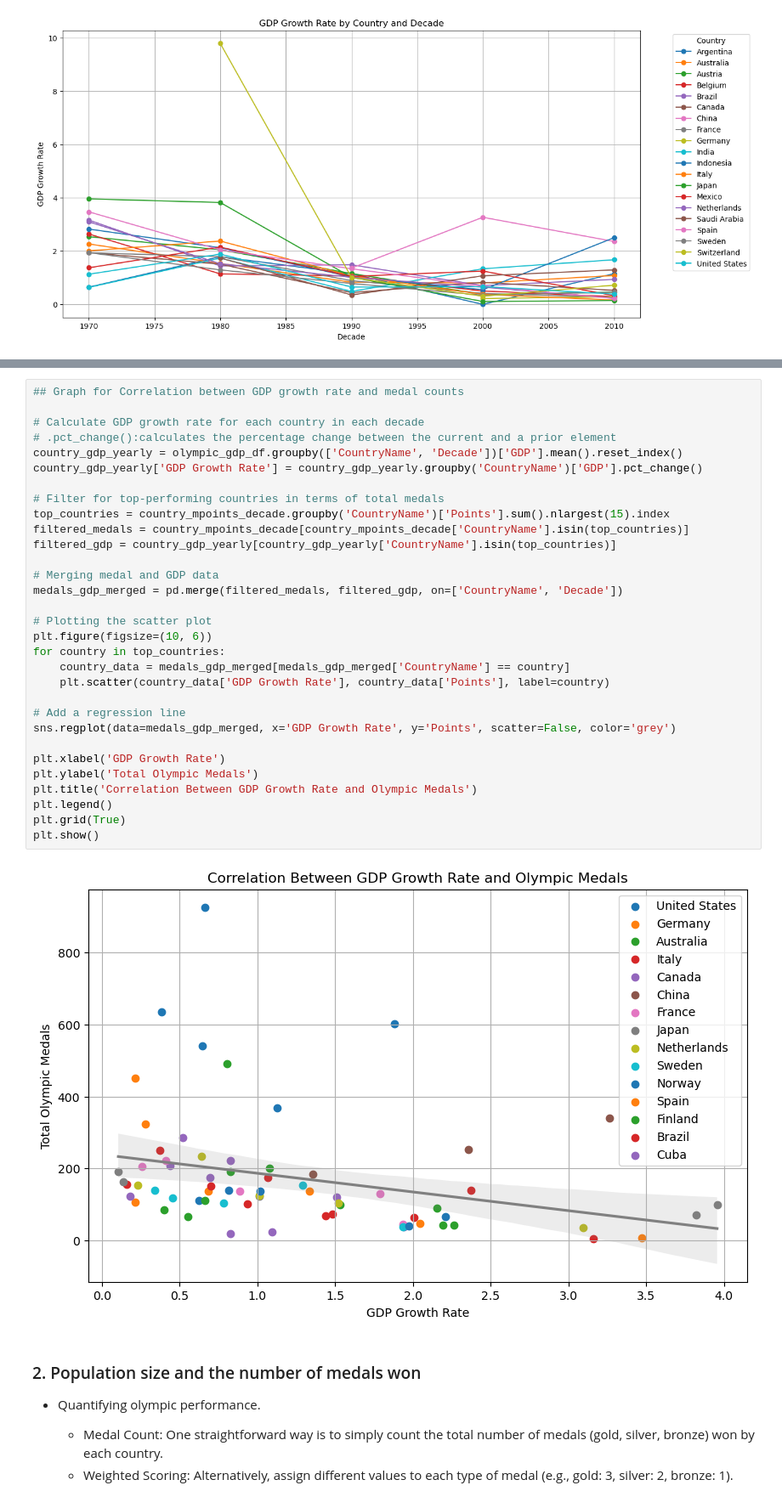
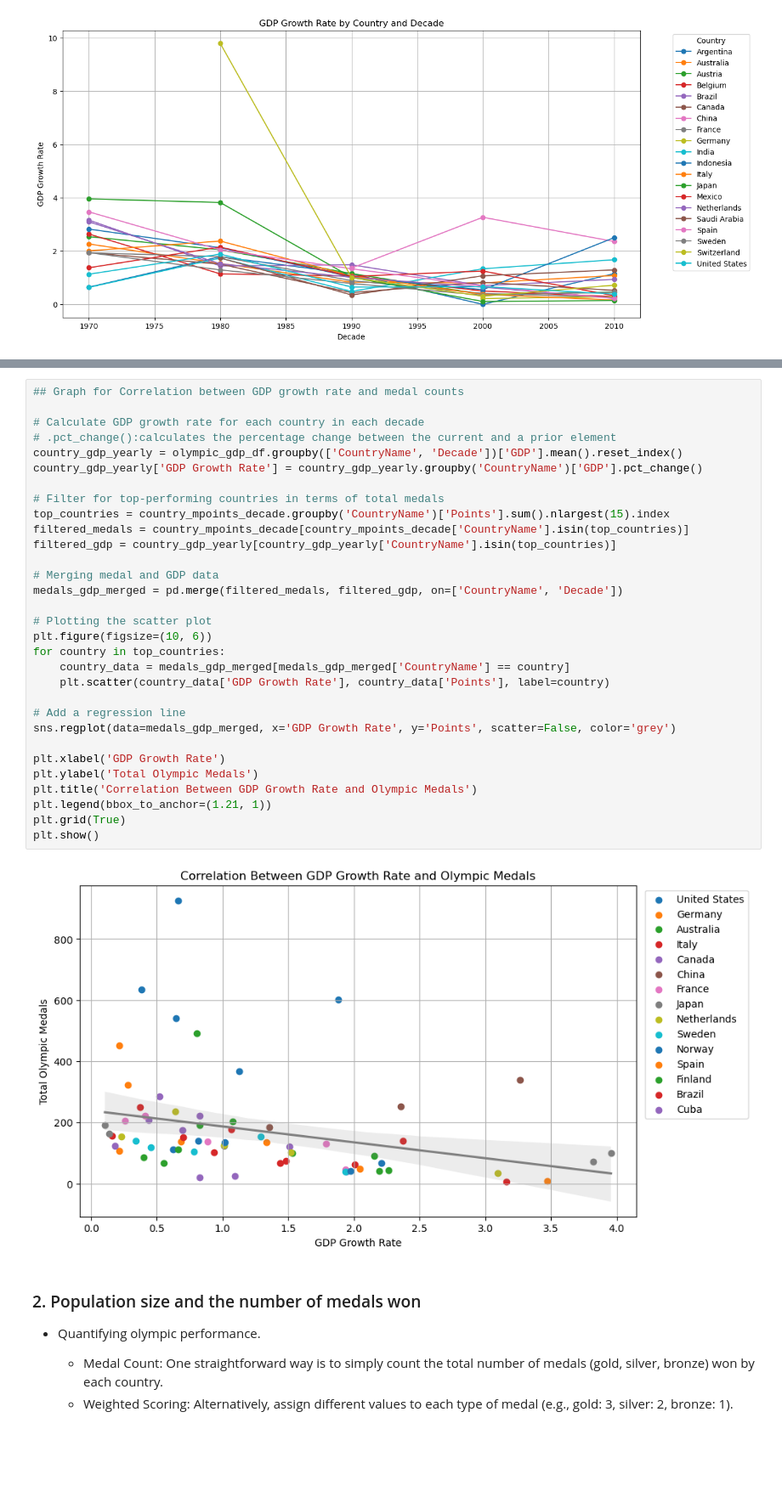
Before and after one commit to 2damlee/project_part2, a Jupyter notebook: olympicPjt.ipynb, the cells around one changed output, grey strips where cells are left out. Shown at 85% size. Drawn from its saved outputs; the diff is of its cells as text; blank space fills up the shorter version.

```diff
--- a/olympicPjt.ipynb
+++ b/olympicPjt.ipynb
@@ -344,35 +348,35 @@ plt.show()
 ## Graph for Correlation between GDP growth rate and medal counts
 
 # Calculate GDP growth rate for each country in each decade
 # .pct_change():calculates the percentage change between the current and a prior element
 country_gdp_yearly = olympic_gdp_df.groupby(['CountryName', 'Decade'])['GDP'].mean().reset_index()
 country_gdp_yearly['GDP Growth Rate'] = country_gdp_yearly.groupby('CountryName')['GDP'].pct_change()
 
 # Filter for top-performing countries in terms of total medals
 top_countries = country_mpoints_decade.groupby('CountryName')['Points'].sum().nlargest(15).index
 filtered_medals = country_mpoints_decade[country_mpoints_decade['CountryName'].isin(top_countries)]
 filtered_gdp = country_gdp_yearly[country_gdp_yearly['CountryName'].isin(top_countries)]
 
 # Merging medal and GDP data
 medals_gdp_merged = pd.merge(filtered_medals, filtered_gdp, on=['CountryName', 'Decade'])
 
 # Plotting the scatter plot
 plt.figure(figsize=(10, 6))
 for country in top_countries:
     country_data = medals_gdp_merged[medals_gdp_merged['CountryName'] == country]
     plt.scatter(country_data['GDP Growth Rate'], country_data['Points'], label=country)
 
 # Add a regression line
 sns.regplot(data=medals_gdp_merged, x='GDP Growth Rate', y='Points', scatter=False, color='grey')
 
 plt.xlabel('GDP Growth Rate')
 plt.ylabel('Total Olympic Medals')
 plt.title('Correlation Between GDP Growth Rate and Olympic Medals')
-plt.legend()
+plt.legend(bbox_to_anchor=(1.21, 1))
 plt.grid(True)
 plt.show()
 # %% [output]
-[figure, old version]
+[figure, new version]
 # %% [markdown]
 ### 2. Population size and the number of medals won
 
```
Also changed, not shown: parts of 11 cells of this notebook, 1 other file.
